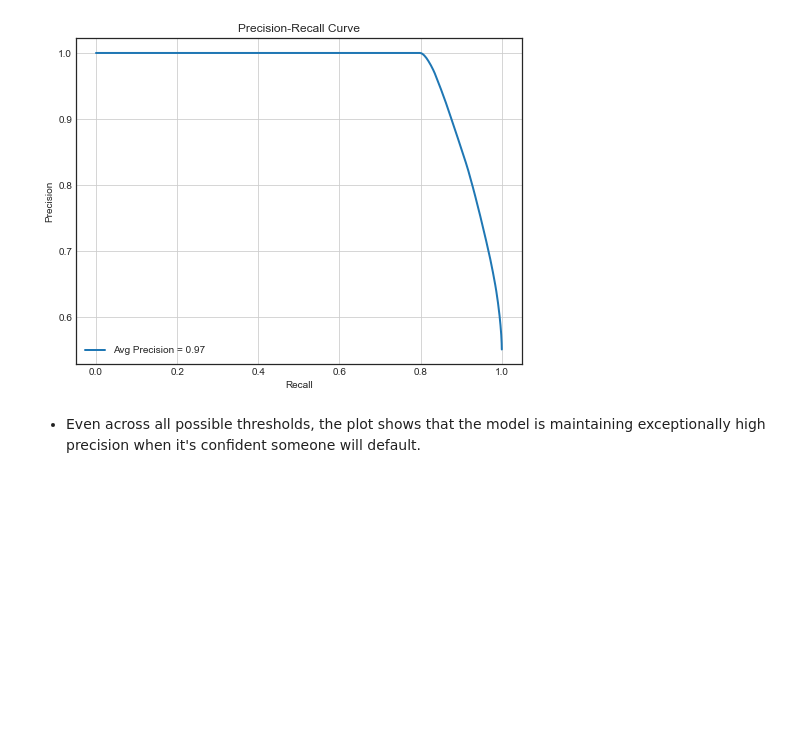
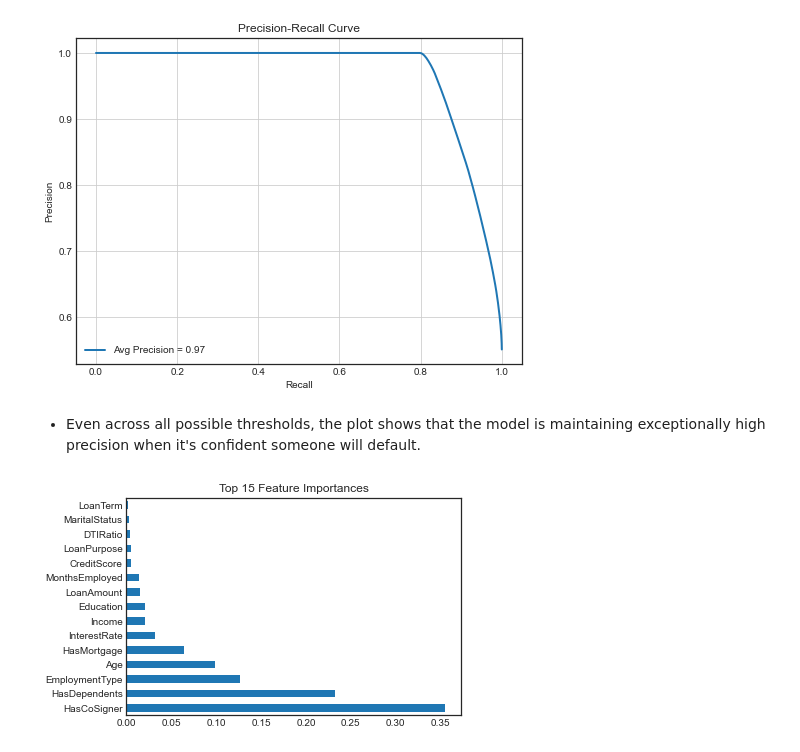
Before and after one commit to Assesa44/Who-Will-Default-, a Jupyter notebook: Notebooks/03_modeling_decisiontree_randomforest.ipynb, the cells around one changed output. Cells and saved outputs as stored; diff of their text form; code cells hidden in the pictures; blank space fills up the shorter version.

Commit message:
updates: trained random forest model

```diff
--- a/Notebooks/03_modeling_decisiontree_randomforest.ipynb
+++ b/Notebooks/03_modeling_decisiontree_randomforest.ipynb
@@ -406,3 +406,13 @@ plt.show()
 [figure]
 # %% [markdown]
 - Even across all possible thresholds, the plot shows that the model is maintaining exceptionally high precision when it's confident someone will default.
+# %%
+# RandomizedSearchCV doesn't support feature importance directly, we are using a base estimator to make the connection.
+best_rf = rand_search.best_estimator_
+
+feature_importances = pd.Series(best_rf.feature_importances_, index=X.columns)
+feature_importances.nlargest(15).plot(kind='barh')
+plt.title('Top 15 Feature Importances')
+plt.show()
+# %% [output]
+[figure, added]
```
Also changed, not shown: parts of 19 cells of this notebook.
